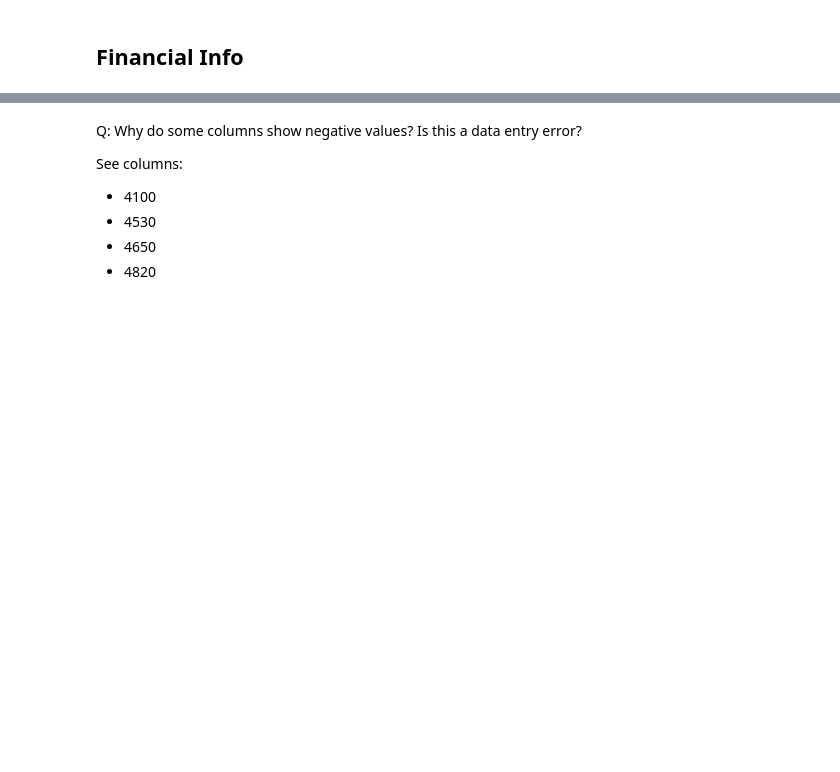
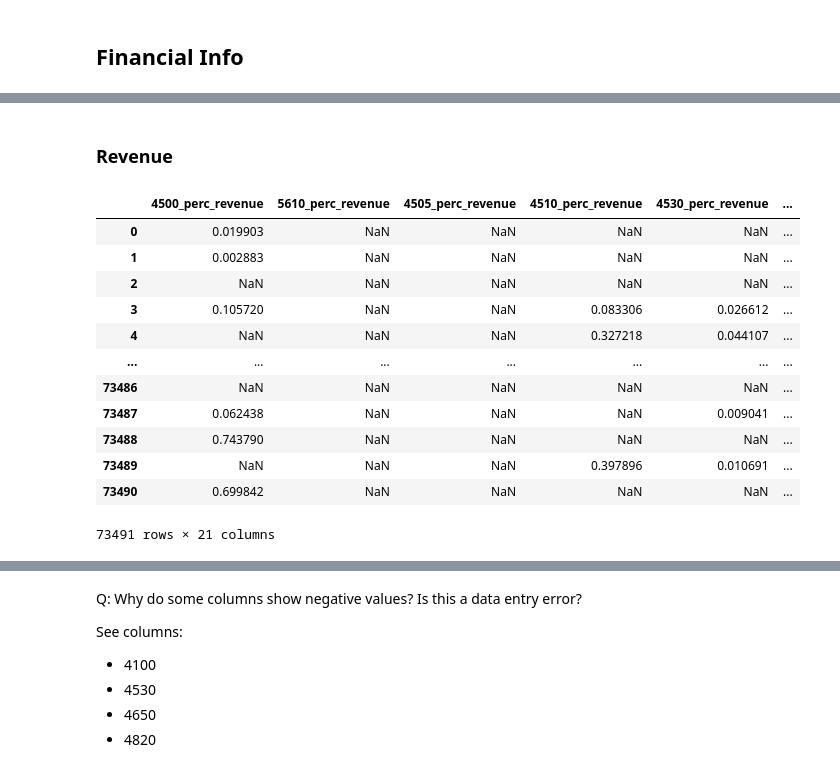
Before and after one commit to samanthacassar/canadacharities, a Jupyter notebook: exploratory_analysis.ipynb, the cells around one changed output, grey strips where cells are left out. Cells and saved outputs as stored; diff of their text form; code cells hidden in the pictures; blank space fills up the shorter version.

```diff
--- a/exploratory_analysis.ipynb
+++ b/exploratory_analysis.ipynb
@@ -169,0 +161,2 @@ Total revenue by type (4510, 4530, 4540, 4550, 4560, 4570, 4571, 4575, 4580, 459
+# %% [markdown]
+### Revenue
@@ -186,3 +188,19 @@ def removeOutliers(data, thresholdStd = 3):
             not_outliers.append(i)
     return not_outliers
 '''
+# %%
+revenue_data
+# %% [output]
+|  | 4500_perc_revenue | 5610_perc_revenue | 4505_perc_revenue | 4510_perc_revenue | 4530_perc_revenue | ... |
+| 0 | 0.019903 | NaN | NaN | NaN | NaN | ... |
+| 1 | 0.002883 | NaN | NaN | NaN | NaN | ... |
+| 2 | NaN | NaN | NaN | NaN | NaN | ... |
+| 3 | 0.105720 | NaN | NaN | 0.083306 | 0.026612 | ... |
+| 4 | NaN | NaN | NaN | 0.327218 | 0.044107 | ... |
+| ... | ... | ... | ... | ... | ... | ... |
+| 73486 | NaN | NaN | NaN | NaN | NaN | ... |
+| 73487 | 0.062438 | NaN | NaN | NaN | 0.009041 | ... |
+| 73488 | 0.743790 | NaN | NaN | NaN | NaN | ... |
+| 73489 | NaN | NaN | NaN | 0.397896 | 0.010691 | ... |
+| 73490 | 0.699842 | NaN | NaN | NaN | NaN | ... |
+73491 rows × 21 columns
```
Also changed, not shown: parts of 23 cells of this notebook.
